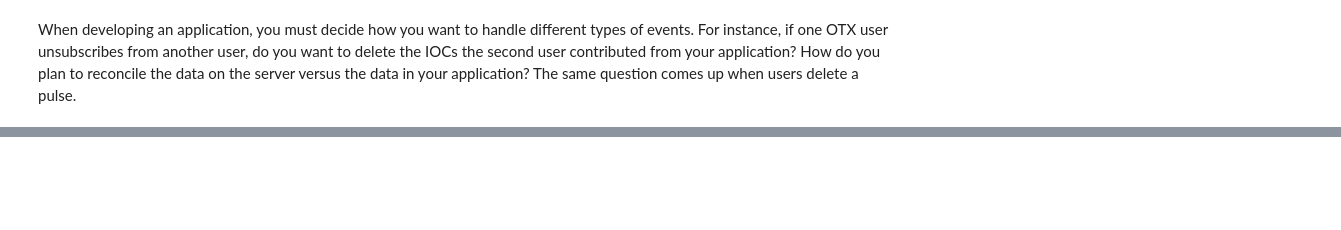
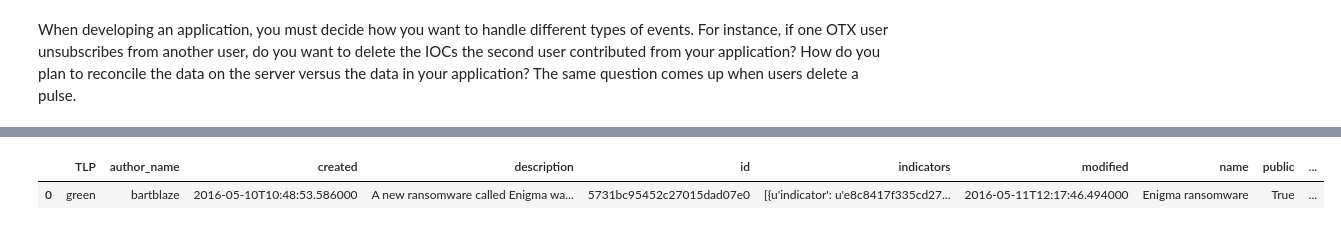
Before and after one commit to AlienVault-OTX/OTX-Python-SDK, a Jupyter notebook: howto_use_python_otx_api.ipynb, the cells around one changed output, grey strips where cells are left out. Cells and saved outputs as stored; diff of their text form; code cells hidden in the pictures; blank space fills up the shorter version.

```diff
--- a/howto_use_python_otx_api.ipynb
+++ b/howto_use_python_otx_api.ipynb
@@ -205,0 +236,5 @@ The same question comes up when users delete a pulse.
+# %%
+json_normalize(pulse_details)
+# %% [output]
+|  | TLP | author_name | created | description | id | indicators | modified | name | public | ... |
+| 0 | green | bartblaze | 2016-05-10T10:48:53.586000 | A new ransomware called Enigma wa... | 5731bc95452c27015dad07e0 | [{u'indicator': u'e8c8417f335cd27... | 2016-05-11T12:17:46.494000 | Enigma ransomware | True | ... |
```
Also changed, not shown: parts of 32 cells of this notebook.
